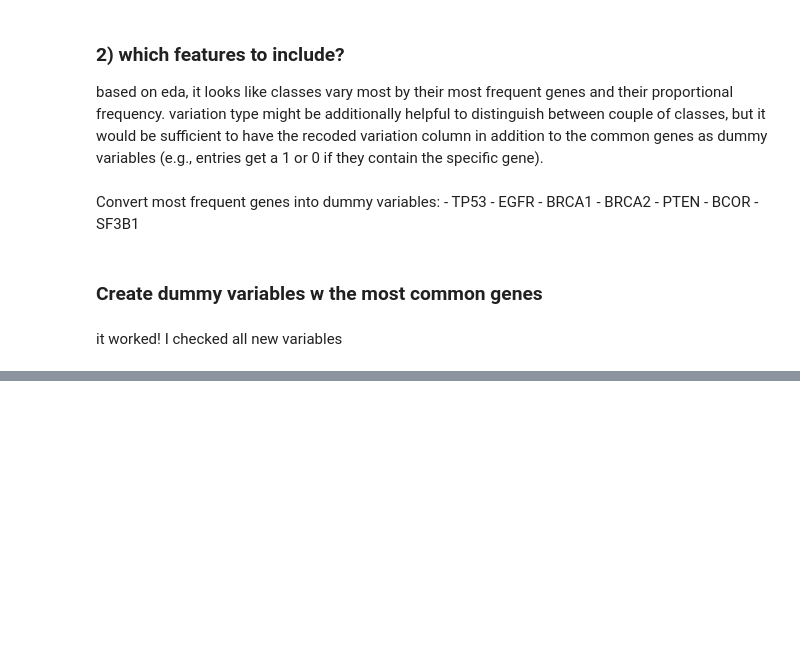
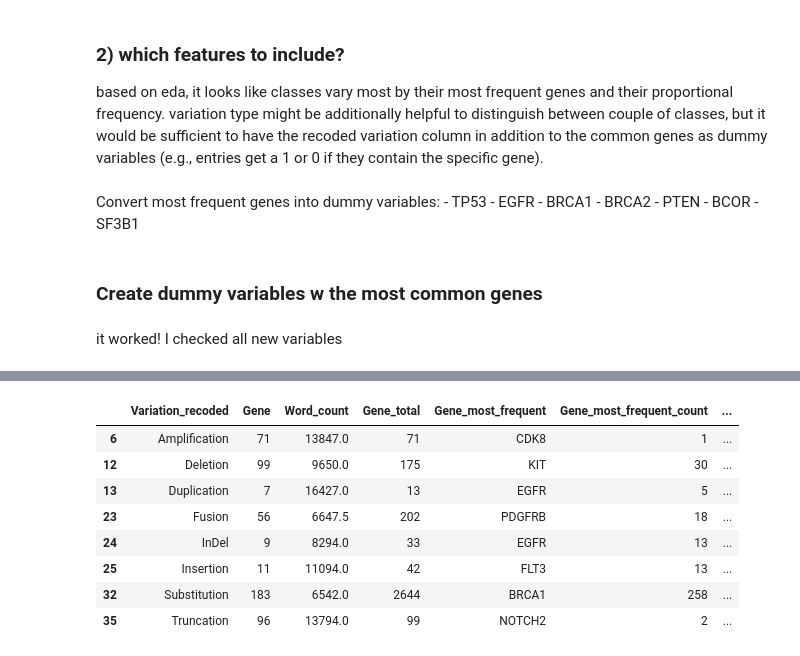
Before and after one commit to belyguerra/cdips, a Jupyter notebook: gene_variants_prepros_EDA.ipynb, the cells around one changed output, grey strips where cells are left out. Drawn from its saved outputs; the diff is of its cells as text; code cells hidden in the pictures; blank space fills up the shorter version.

```diff
--- a/gene_variants_prepros_EDA.ipynb
+++ b/gene_variants_prepros_EDA.ipynb
@@ -172 +173,11 @@ total number of genes (similar to how frequent a class is represented in the dat
+# %%
+def genefreq(data, group):
+    newdf = data.groupby(group).agg({'Gene': pd.Series.nunique, 'Word_count': np.median})
+    newdf['Gene_total'] = data.groupby(group)['Gene'].count()
+    newdf['Gene_most_frequent'] = data.groupby(group)['Gene'].agg(lambda x: x.value_counts().idxmax())
+    newdf['Gene_most_frequent_count'] = data.groupby(group)['Gene'].agg(lambda x: x.value_counts().max())
+    newdf['Gene_p_unique'] = newdf['Gene']/newdf['Gene_total']
+    newdf['Gene_p_most_frequent'] = newdf['Gene_most_frequent_count']/var_grp['Gene_total']
+    newdf.reset_index(inplace=True)
+    return newdf
 # %%
@@ -342,0 +391,12 @@ train.loc[train['SF3B1']==1].head()
+# %%
+var_grp.loc[var_grp['Variation_recoded'].isin(variants)]
+# %% [output]
+|  | Variation_recoded | Gene | Word_count | Gene_total | Gene_most_frequent | Gene_most_frequent_count | ... |
+| 6 | Amplification | 71 | 13847.0 | 71 | CDK8 | 1 | ... |
+| 12 | Deletion | 99 | 9650.0 | 175 | KIT | 30 | ... |
+| 13 | Duplication | 7 | 16427.0 | 13 | EGFR | 5 | ... |
+| 23 | Fusion | 56 | 6647.5 | 202 | PDGFRB | 18 | ... |
+| 24 | InDel | 9 | 8294.0 | 33 | EGFR | 13 | ... |
+| 25 | Insertion | 11 | 11094.0 | 42 | FLT3 | 13 | ... |
+| 32 | Substitution | 183 | 6542.0 | 2644 | BRCA1 | 258 | ... |
+| 35 | Truncation | 96 | 13794.0 | 99 | NOTCH2 | 2 | ... |
```
Also changed, not shown: parts of 48 cells of this notebook.
